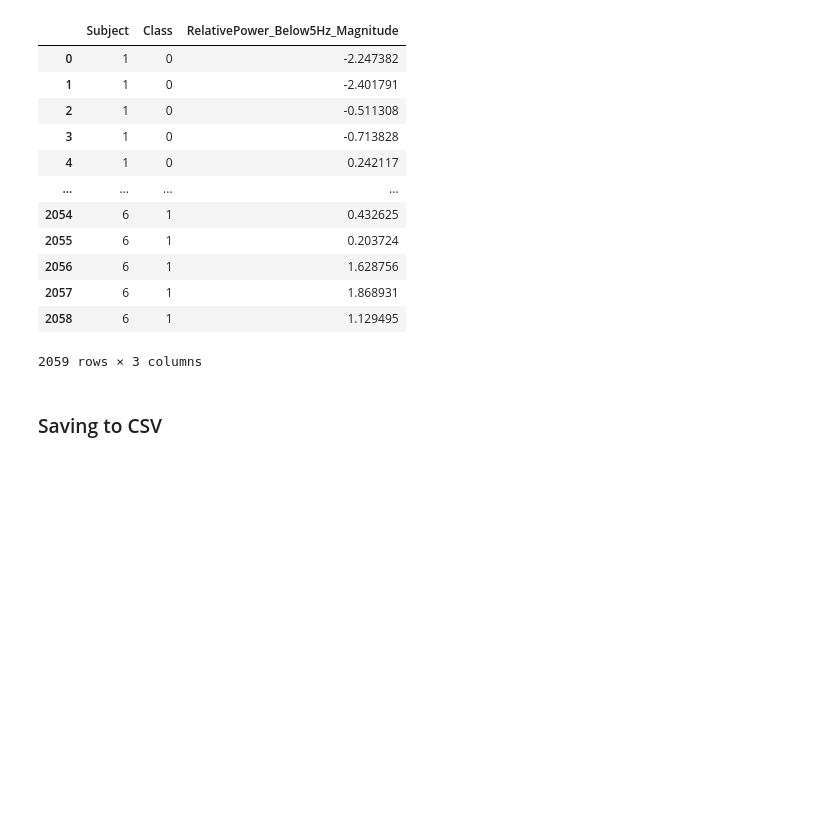
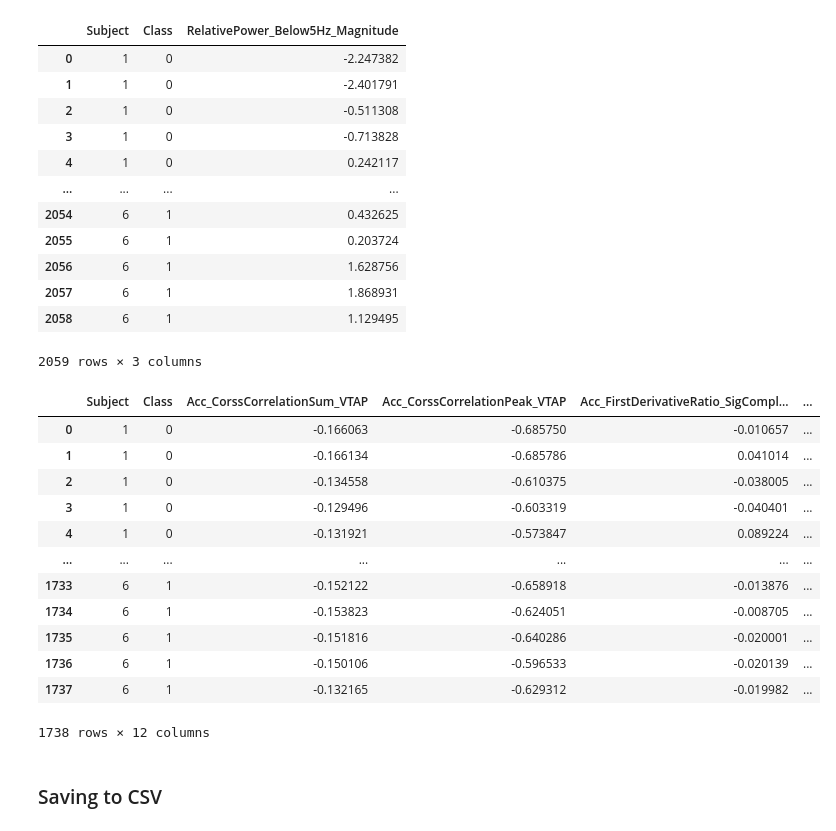
Before and after one commit to Lukas-Jurcaga/tremor-detection-research, a Jupyter notebook: python_scripts/windows/separate/2_feature_selection.ipynb, the cells around one changed output. Saved outputs shown, nothing was run; the diff lists cells and outputs as text; code cells hidden in the pictures; blank space fills up the shorter version.

```diff
--- a/python_scripts/windows/separate/2_feature_selection.ipynb
+++ b/python_scripts/windows/separate/2_feature_selection.ipynb
@@ -345,3 +322,7 @@ gyro_selected_features = gyro_features.columns[gyro_rfecv.support_]
+# %%
+acc_selected_features = get_rfecv_selected_features(model=model, features=acc_features, target=acc_target, id_groupings=acc_id_groupings, groupk_folds=6)
+gyro_selected_features = get_rfecv_selected_features(model=model, features=gyro_features, target=gyro_target, id_groupings=gyro_id_groupings, groupk_folds=6)
+acc_gyro_selected_features = get_rfecv_selected_features(model=model, features=acc_gyro_features, target=acc_gyro_target, id_groupings=acc_gyro_id_groupings, groupk_folds=6)
 # %%
 print(len(acc_selected_features))
 acc_selected_features
@@ -376,6 +372,7 @@ Index(['RelativePower_Below5Hz_Magnitude'], dtype='object')
 # %%
 filtered_acc_dataset_df = pd.concat([acc_dataset_df.iloc[:, :2], acc_dataset_df[acc_selected_features].copy()], axis=1)
 filtered_gyro_dataset_df = pd.concat([gyro_dataset_df.iloc[:, :2], gyro_dataset_df[gyro_selected_features].copy()], axis=1)
+filtered_acc_gyro_dataset_df = pd.concat([acc_gyro_dataset_df.iloc[:, :2], acc_gyro_dataset_df[acc_gyro_selected_features].copy()], axis=1)
 # %%
 filtered_acc_dataset_df
 # %% [output]
@@ -408,6 +405,22 @@ filtered_gyro_dataset_df
 | 2057 | 6 | 1 | 1.868931 |
 | 2058 | 6 | 1 | 1.129495 |
 2059 rows × 3 columns
+# %%
+filtered_acc_gyro_dataset_df
+# %% [output]
+|  | Subject | Class | Acc_CorssCorrelationSum_VTAP | Acc_CorssCorrelationPeak_VTAP | Acc_FirstDerivativeRatio_SigCompl... | ... |
+| 0 | 1 | 0 | -0.166063 | -0.685750 | -0.010657 | ... |
+| 1 | 1 | 0 | -0.166134 | -0.685786 | 0.041014 | ... |
+| 2 | 1 | 0 | -0.134558 | -0.610375 | -0.038005 | ... |
+| 3 | 1 | 0 | -0.129496 | -0.603319 | -0.040401 | ... |
+| 4 | 1 | 0 | -0.131921 | -0.573847 | 0.089224 | ... |
+| ... | ... | ... | ... | ... | ... | ... |
+| 1733 | 6 | 1 | -0.152122 | -0.658918 | -0.013876 | ... |
+| 1734 | 6 | 1 | -0.153823 | -0.624051 | -0.008705 | ... |
+| 1735 | 6 | 1 | -0.151816 | -0.640286 | -0.020001 | ... |
+| 1736 | 6 | 1 | -0.150106 | -0.596533 | -0.020139 | ... |
+| 1737 | 6 | 1 | -0.132165 | -0.629312 | -0.019982 | ... |
+1738 rows × 12 columns
 # %% [markdown]
 ### Saving to CSV
 # %%
```
Also changed, not shown: parts of 40 cells of this notebook, 7 other files.
